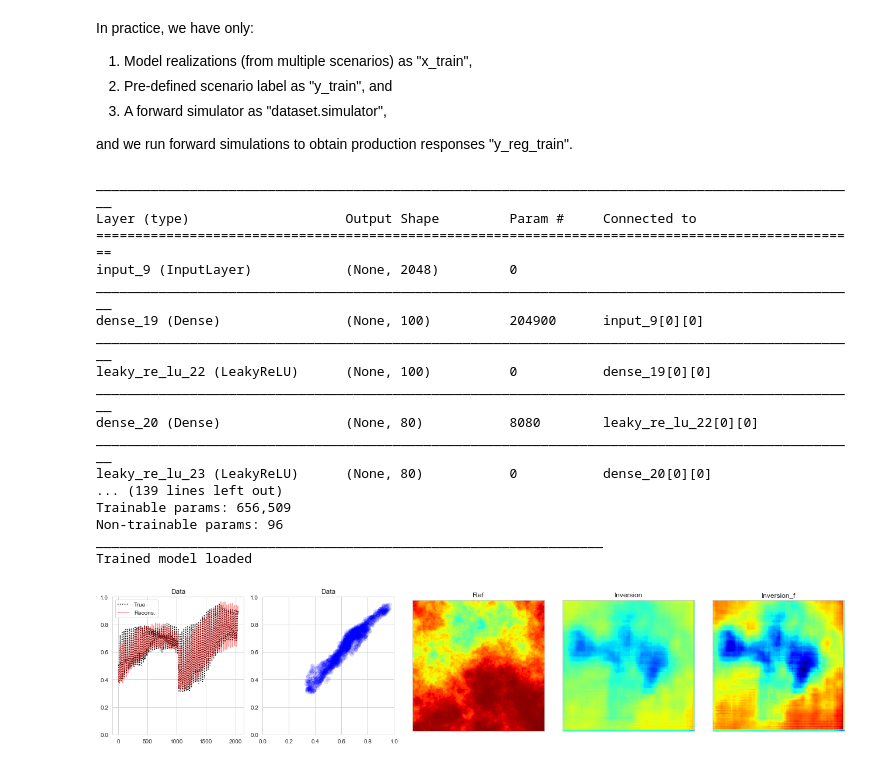
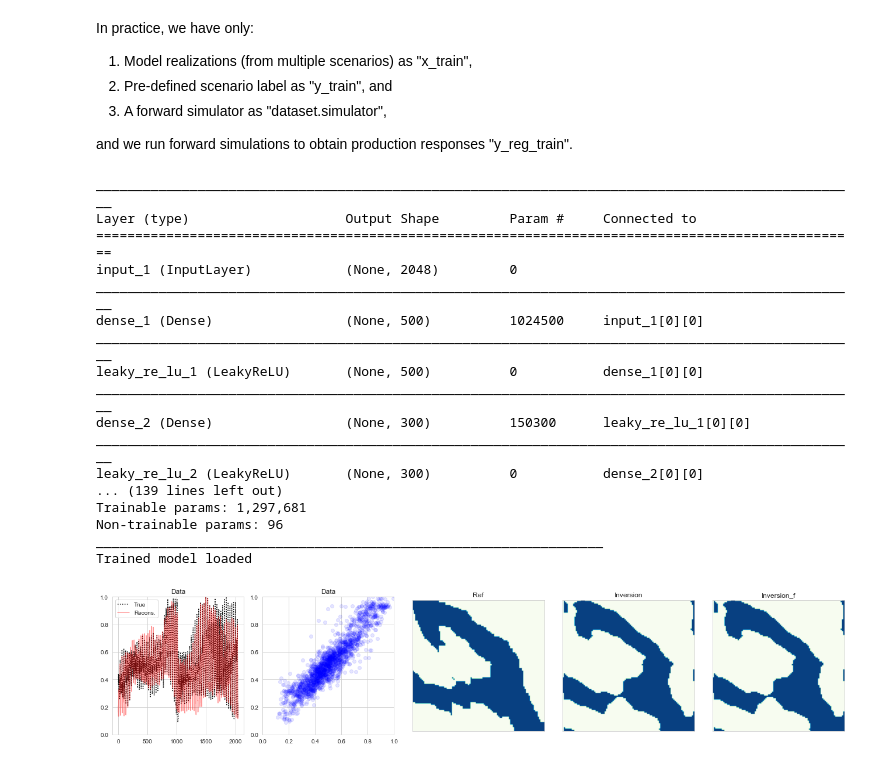
Before and after one commit to rsyamil/latent-space-inversion-lsi, a Jupyter notebook: 2d-fluvial/lsi-demo.ipynb, the cells around one changed output. Cells and saved outputs as stored; diff of their text form; code cells hidden in the pictures.

```diff
--- a/2d-fluvial/lsi-demo.ipynb
+++ b/2d-fluvial/lsi-demo.ipynb
@@ -20,17 +20,13 @@ import dataloader
 import util
 import autoencoderdual
 
-class_names = ['Isotropic', 'Anisotropic-0',
-               'Anisotropic-135', 'Anisotropic-90', 'Anisotropic-45']
-sc_index = class_names.index('Isotropic')
+class_names = ['Meandering', 'Anastomosing-0',
+               'Anastomosing-135', 'Anastomosing-90', 'Anastomosing-45']
+sc_index = class_names.index('Anastomosing-135')
 
 #load data and filter by scenario
 dataset = dataloader.DataLoader(simulator=np.load('G100.npy'), scenario = sc_index, verbose=True)
 x_train, x_test, y_reg_train, y_reg_test = dataset.load_data()
-
-#retrain regression model, if ref is changed
-load = False
-#load = True
 # %% [output]
 Running simulation  0
 Running simulation  1
@@ -62,22 +58,25 @@ and we run forward simulations to obtain production responses "y_reg_train".
 # %%
 #load lsi architecture
 LSI = autoencoderdual.Autoencoder(x_train, y_reg_train)
-LSI.train_autoencoder_dual(epoch=200, load=True)
+LSI.train_autoencoder_dual(epoch=600, load=True)
+
+#autoencoderdual.inspect_LSI(LSI, x_test, y_reg_test)
+#autoencoderdual.inspect_LSI_z(LSI, x_test, y_reg_test)
 # %% [output]
 __________________________________________________________________________________________________
 Layer (type)                    Output Shape         Param #     Connected to
 ==================================================================================================
-input_9 (InputLayer)            (None, 2048)         0
+input_1 (InputLayer)            (None, 2048)         0
 __________________________________________________________________________________________________
-dense_19 (Dense)                (None, 100)          204900      input_9[0][0]
+dense_1 (Dense)                 (None, 500)          1024500     input_1[0][0]
 __________________________________________________________________________________________________
-leaky_re_lu_22 (LeakyReLU)      (None, 100)          0           dense_19[0][0]
+leaky_re_lu_1 (LeakyReLU)       (None, 500)          0           dense_1[0][0]
 __________________________________________________________________________________________________
-dense_20 (Dense)                (None, 80)           8080        leaky_re_lu_22[0][0]
+dense_2 (Dense)                 (None, 300)          150300      leaky_re_lu_1[0][0]
 __________________________________________________________________________________________________
-leaky_re_lu_23 (LeakyReLU)      (None, 80)           0           dense_20[0][0]
+leaky_re_lu_2 (LeakyReLU)       (None, 300)          0           dense_2[0][0]
 ... (139 lines left out)
-Trainable params: 656,509
+Trainable params: 1,297,681
 Non-trainable params: 96
 _________________________________________________________________
 Trained model loaded
@@ -85,7 +84,10 @@ Trained model loaded
 #get variables
 D_test_hat = LSI.d2d.predict(y_reg_test)
 M_test_hat = LSI.m2m.predict(x_test)
-M_test_hat_reg = LSI.d2m.predict(y_reg_test)
+M_test_hat_reg = (LSI.d2m.predict(y_reg_test))[1]
+
+#take cut off (0 and 1, cutoff for discrettization)
+M_test_hat_reg = np.where(M_test_hat_reg<0.2, 0, 1)
 
 #get data latent variables
 zd_test = LSI.d2zd.predict(y_reg_test)
@@ -98,7 +100,7 @@ zm_test_reg = LSI.zd2zm.predict(zd_test)
 # %%
 #reference case (in original dimension)
 
-case = 0
+case = 13
 f = plt.figure(figsize=(18,4))
 #data and data reconstruction
 ax = f.add_subplot(1, 5, 1)
@@ -106,34 +108,34 @@ plt.plot(y_reg_test[case, :], ls=':', c='k', label='True', alpha=0.9)
 plt.plot(D_test_hat[case, :], c='r', label='Recons.', alpha=0.4)
 plt.ylim([0, 1])
 plt.title('Data')
 plt.legend()
 
 #data and data reconstruction (scatter)
 ax = f.add_subplot(1, 5, 2)
 plt.scatter(D_test_hat[case, :].flatten(), y_reg_test[case, :].flatten(), color='blue', alpha=0.1)
 plt.xlim([0, 1])
 plt.ylim([0, 1])
 plt.title('Data')
 
 #model (i.e. reference case)
 ax = f.add_subplot(1, 5, 3)
-plt.imshow(x_test[case, :, :, 0], cmap='jet', vmin=0, vmax=1)
+plt.imshow(x_test[case, :, :, 0], cmap=plt.cm.GnBu, vmin=0, vmax=1)
 plt.title('Ref')
 plt.grid(False), plt.xticks([]), plt.yticks([])
 
 #predicted model (i.e. inversion)
 ax = f.add_subplot(1, 5, 4)
-plt.imshow(M_test_hat_reg[1][case, :, :, 0], cmap='jet', vmin=0, vmax=1)
+plt.imshow(M_test_hat_reg[case, :, :, 0], cmap=plt.cm.GnBu, vmin=0, vmax=1)
 plt.title('Inversion')
 plt.grid(False), plt.xticks([]), plt.yticks([])
 
 #predicted model (i.e. inversion) colormap limit removed to show diffr
 ax = f.add_subplot(1, 5, 5)
-plt.imshow(M_test_hat_reg[1][case, :, :, 0], cmap='jet')
+plt.imshow(M_test_hat_reg[case, :, :, 0], cmap=plt.cm.GnBu)
 plt.title('Inversion_f')
 plt.grid(False), plt.xticks([]), plt.yticks([])
 
 plt.tight_layout()
 f.savefig('readme/test_sigs_ref_recons_demo.png', dpi=300)
 # %% [output]
-[figure, old version]
+[figure, new version]
```
Also changed, not shown: parts of 12 cells of this notebook, 33 other files.
